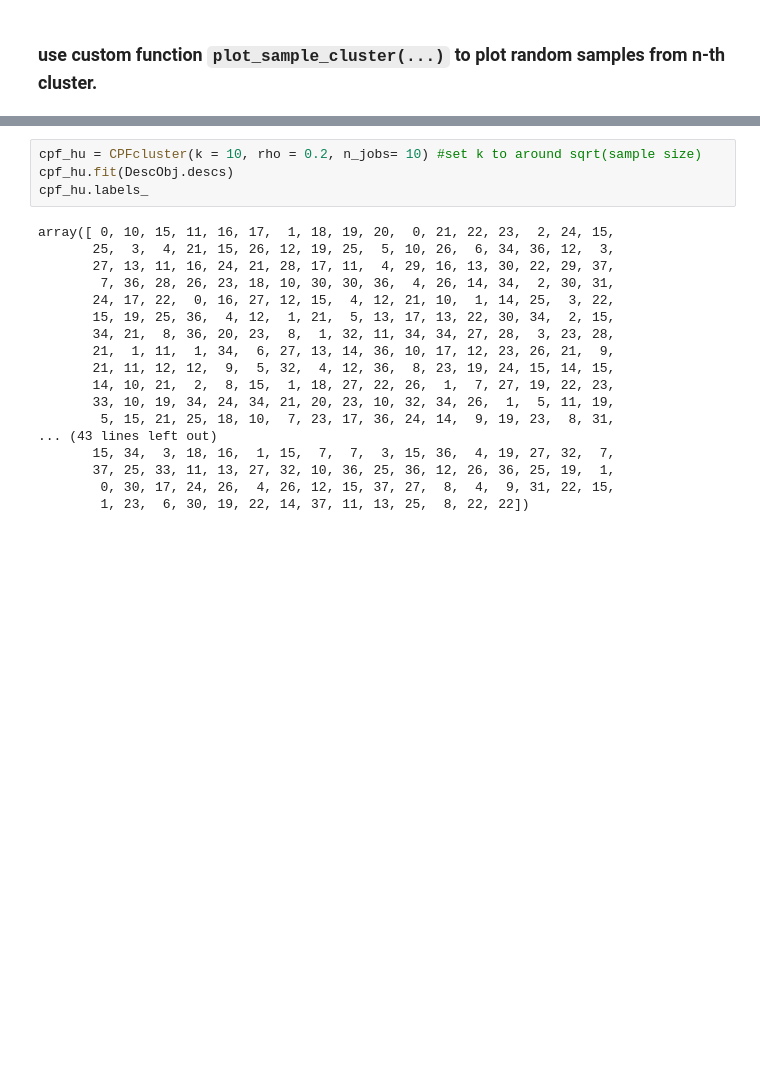
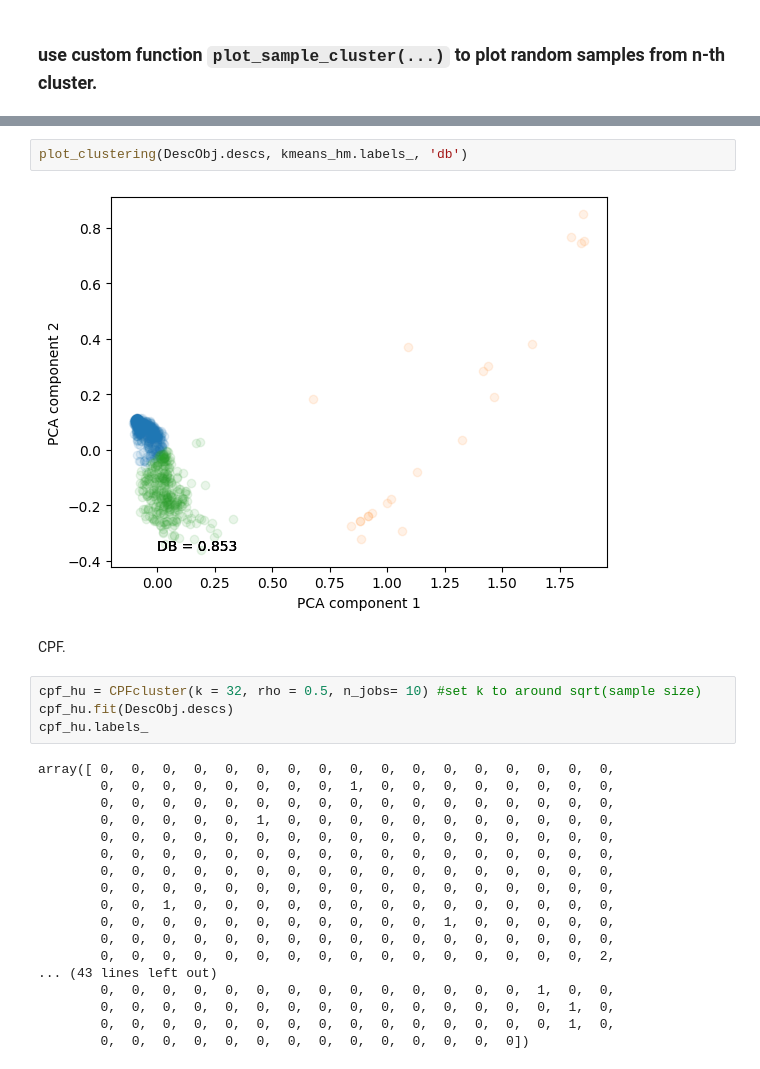
Before and after one commit to EAkeweje/Powder-Morphology-Analysis, a Jupyter notebook: Model selection.ipynb, the cells around one changed output, grey strips where cells are left out. Cells and saved outputs as stored; diff of their text form; blank space fills up the shorter version.

```diff
--- a/Model selection.ipynb
+++ b/Model selection.ipynb
@@ -132,25 +166,31 @@ plot_sample_cluster(datapath, kmeans_hm.labels_, 1, (3,3))
+# %%
+plot_clustering(DescObj.descs, kmeans_hm.labels_, 'db')
+# %% [output]
+[figure, added]
+# %% [markdown]
+CPF.
 # %%
-cpf_hu = CPFcluster(k = 10, rho = 0.2, n_jobs= 10) #set k to around sqrt(sample size)
+cpf_hu = CPFcluster(k = 32, rho = 0.5, n_jobs= 10) #set k to around sqrt(sample size)
 cpf_hu.fit(DescObj.descs)
 cpf_hu.labels_
 # %% [output]
-array([ 0, 10, 15, 11, 16, 17,  1, 18, 19, 20,  0, 21, 22, 23,  2, 24, 15,
-       25,  3,  4, 21, 15, 26, 12, 19, 25,  5, 10, 26,  6, 34, 36, 12,  3,
-       27, 13, 11, 16, 24, 21, 28, 17, 11,  4, 29, 16, 13, 30, 22, 29, 37,
-        7, 36, 28, 26, 23, 18, 10, 30, 30, 36,  4, 26, 14, 34,  2, 30, 31,
-       24, 17, 22,  0, 16, 27, 12, 15,  4, 12, 21, 10,  1, 14, 25,  3, 22,
-       15, 19, 25, 36,  4, 12,  1, 21,  5, 13, 17, 13, 22, 30, 34,  2, 15,
-       34, 21,  8, 36, 20, 23,  8,  1, 32, 11, 34, 34, 27, 28,  3, 23, 28,
-       21,  1, 11,  1, 34,  6, 27, 13, 14, 36, 10, 17, 12, 23, 26, 21,  9,
-       21, 11, 12, 12,  9,  5, 32,  4, 12, 36,  8, 23, 19, 24, 15, 14, 15,
-       14, 10, 21,  2,  8, 15,  1, 18, 27, 22, 26,  1,  7, 27, 19, 22, 23,
-       33, 10, 19, 34, 24, 34, 21, 20, 23, 10, 32, 34, 26,  1,  5, 11, 19,
-        5, 15, 21, 25, 18, 10,  7, 23, 17, 36, 24, 14,  9, 19, 23,  8, 31,
+array([ 0,  0,  0,  0,  0,  0,  0,  0,  0,  0,  0,  0,  0,  0,  0,  0,  0,
+        0,  0,  0,  0,  0,  0,  0,  0,  1,  0,  0,  0,  0,  0,  0,  0,  0,
+        0,  0,  0,  0,  0,  0,  0,  0,  0,  0,  0,  0,  0,  0,  0,  0,  0,
+        0,  0,  0,  0,  0,  1,  0,  0,  0,  0,  0,  0,  0,  0,  0,  0,  0,
+        0,  0,  0,  0,  0,  0,  0,  0,  0,  0,  0,  0,  0,  0,  0,  0,  0,
+        0,  0,  0,  0,  0,  0,  0,  0,  0,  0,  0,  0,  0,  0,  0,  0,  0,
+        0,  0,  0,  0,  0,  0,  0,  0,  0,  0,  0,  0,  0,  0,  0,  0,  0,
+        0,  0,  0,  0,  0,  0,  0,  0,  0,  0,  0,  0,  0,  0,  0,  0,  0,
+        0,  0,  1,  0,  0,  0,  0,  0,  0,  0,  0,  0,  0,  0,  0,  0,  0,
+        0,  0,  0,  0,  0,  0,  0,  0,  0,  0,  0,  1,  0,  0,  0,  0,  0,
+        0,  0,  0,  0,  0,  0,  0,  0,  0,  0,  0,  0,  0,  0,  0,  0,  0,
+        0,  0,  0,  0,  0,  0,  0,  0,  0,  0,  0,  0,  0,  0,  0,  0,  2,
 ... (43 lines left out)
-       15, 34,  3, 18, 16,  1, 15,  7,  7,  3, 15, 36,  4, 19, 27, 32,  7,
-       37, 25, 33, 11, 13, 27, 32, 10, 36, 25, 36, 12, 26, 36, 25, 19,  1,
-        0, 30, 17, 24, 26,  4, 26, 12, 15, 37, 27,  8,  4,  9, 31, 22, 15,
-        1, 23,  6, 30, 19, 22, 14, 37, 11, 13, 25,  8, 22, 22])
+        0,  0,  0,  0,  0,  0,  0,  0,  0,  0,  0,  0,  0,  0,  1,  0,  0,
+        0,  0,  0,  0,  0,  0,  0,  0,  0,  0,  0,  0,  0,  0,  0,  1,  0,
+        0,  0,  0,  0,  0,  0,  0,  0,  0,  0,  0,  0,  0,  0,  0,  1,  0,
+        0,  0,  0,  0,  0,  0,  0,  0,  0,  0,  0,  0,  0,  0])
 # %%
 cluster_sizes(cpf_hu.labels_)
 # %% [output]
```
Also changed, not shown: parts of 33 cells of this notebook, 1 other file.
